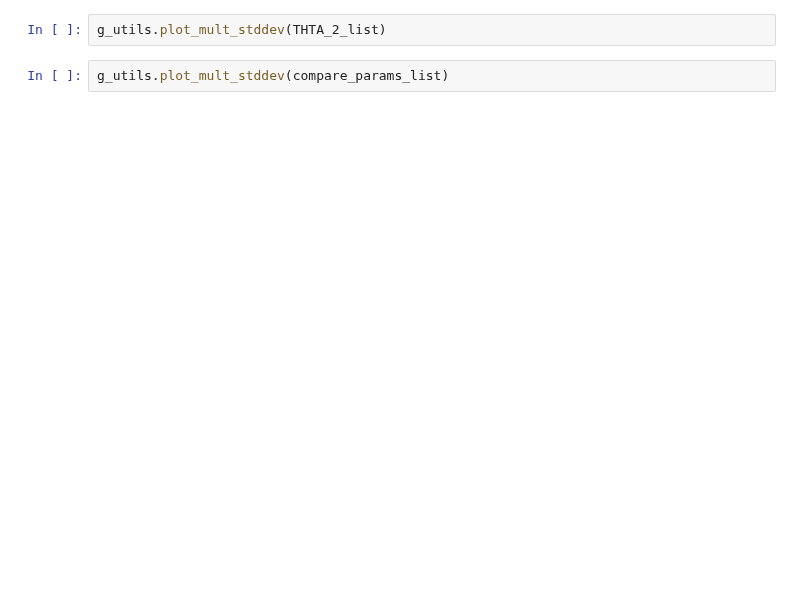
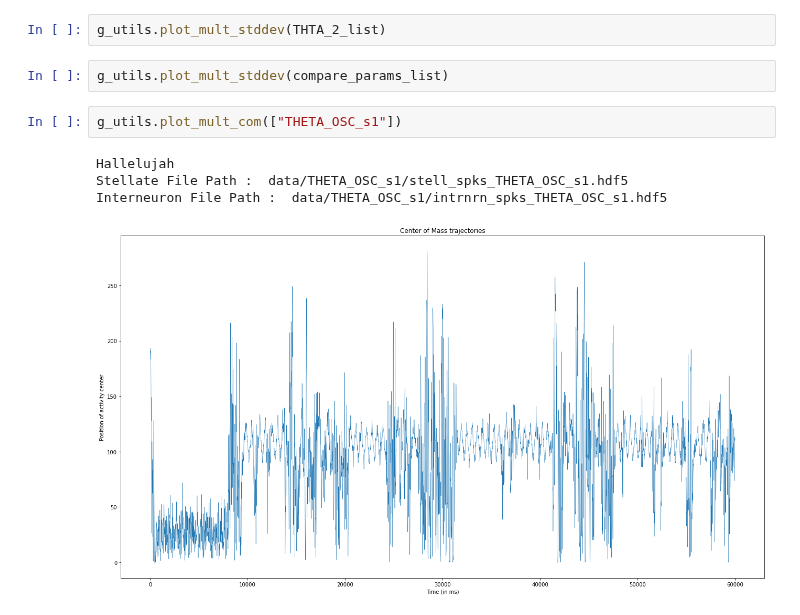
Before and after one commit to tiny-infinity/GridCellsCopy, a Jupyter notebook: analysis/notebooks/theta_analysis/gov_5.ipynb, the cells around one changed output. Saved outputs shown, nothing was run; the diff lists cells and outputs as text; blank space fills up the shorter version.

```diff
--- a/analysis/notebooks/theta_analysis/gov_5.ipynb
+++ b/analysis/notebooks/theta_analysis/gov_5.ipynb
@@ -48,3 +82,10 @@ NameError: name 'np' is not defined
 g_utils.plot_mult_stddev(THTA_2_list)
 # %%
 g_utils.plot_mult_stddev(compare_params_list)
+# %%
+g_utils.plot_mult_com(["THETA_OSC_s1"])
+# %% [output]
+Hallelujah
+Stellate File Path :  data/THETA_OSC_s1/stell_spks_THETA_OSC_s1.hdf5
+Interneuron File Path :  data/THETA_OSC_s1/intrnrn_spks_THETA_OSC_s1.hdf5
+[figure, added]
```
Also changed, not shown: parts of 16 cells of this notebook, 5 other files.
